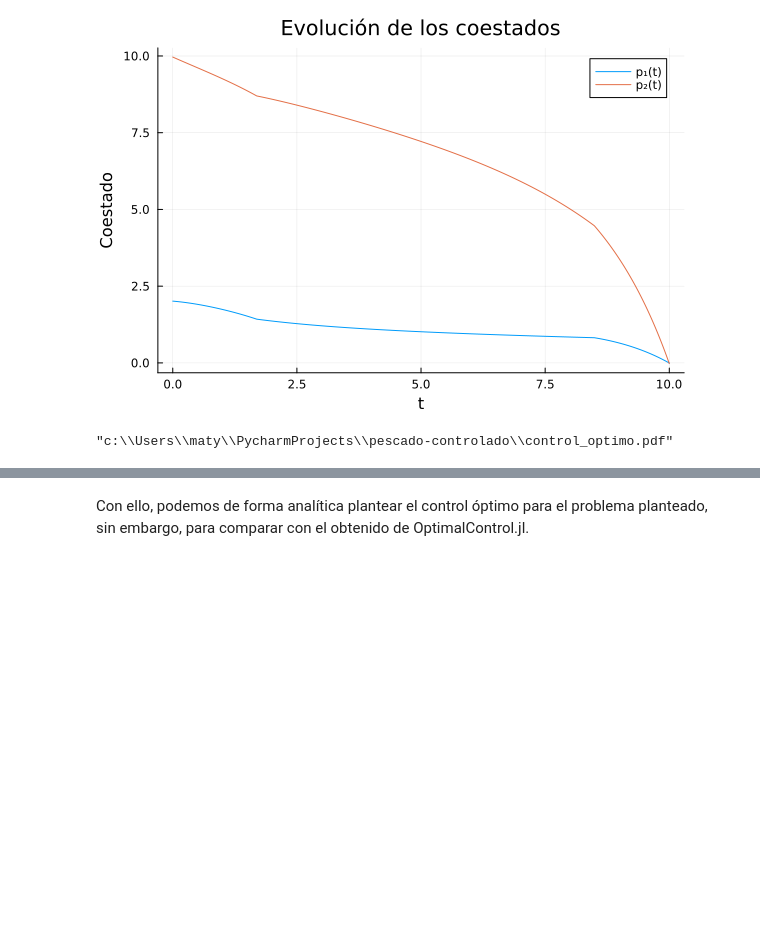
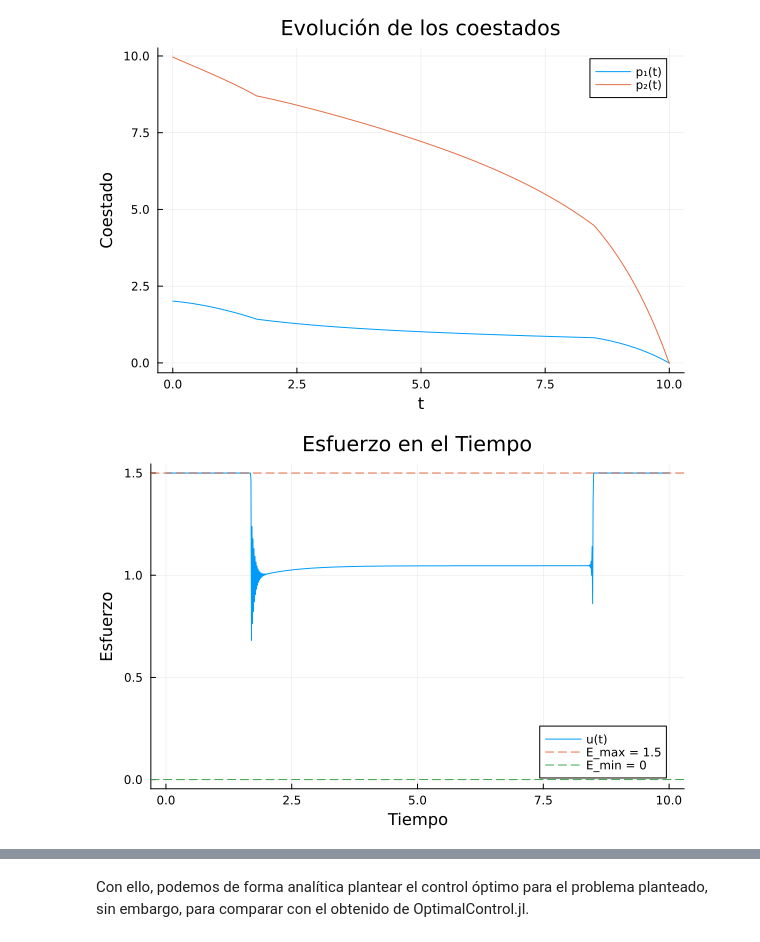
Before and after one commit to nacho2110/pescado-controlado, a Jupyter notebook: modelamiento_control_pmp.ipynb, the cells around one changed output, grey strips where cells are left out. Cells and saved outputs as stored; diff of their text form; code cells hidden in the pictures; blank space fills up the shorter version.

```diff
--- a/modelamiento_control_pmp.ipynb
+++ b/modelamiento_control_pmp.ipynb
@@ -225,10 +228,10 @@ plot!(s, py, label = "p₂(t)")
 # %%
 p_control =plot(s, cont, label = "u(t)", xlabel = "Tiempo", ylabel = "Esfuerzo", title = "Esfuerzo en el Tiempo" )
 hline!(p_control, [1.5], label = "E_max = 1.5", linestyle=:dash)
 hline!(p_control, [0], label = "E_min = 0", linestyle=:dash)
-savefig(p_control, "control_optimo.pdf")
+#savefig(p_control, "pmp/control_optimalcontrol.pdf")
 # %% [output]
-"c:\\Users\\maty\\PycharmProjects\\pescado-controlado\\control_optimo.pdf"
+[figure, added]
 # %%
 x_sol = state(sol)
 p_sol = costate(sol)  # co-estados
```
Also changed, not shown: parts of 10 cells of this notebook, 35 other files.
